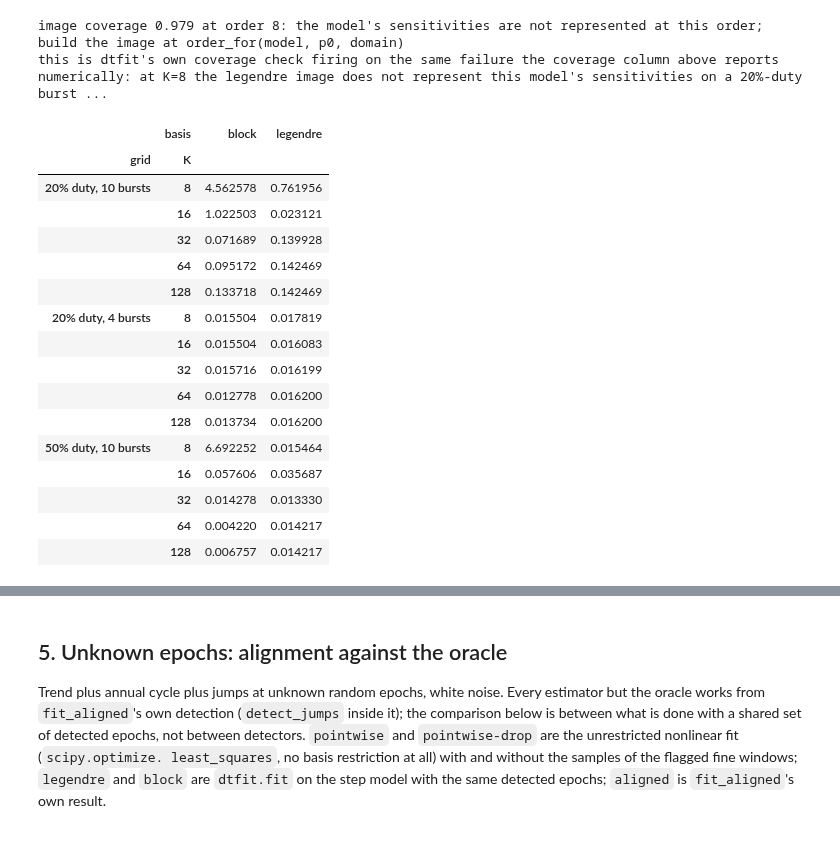
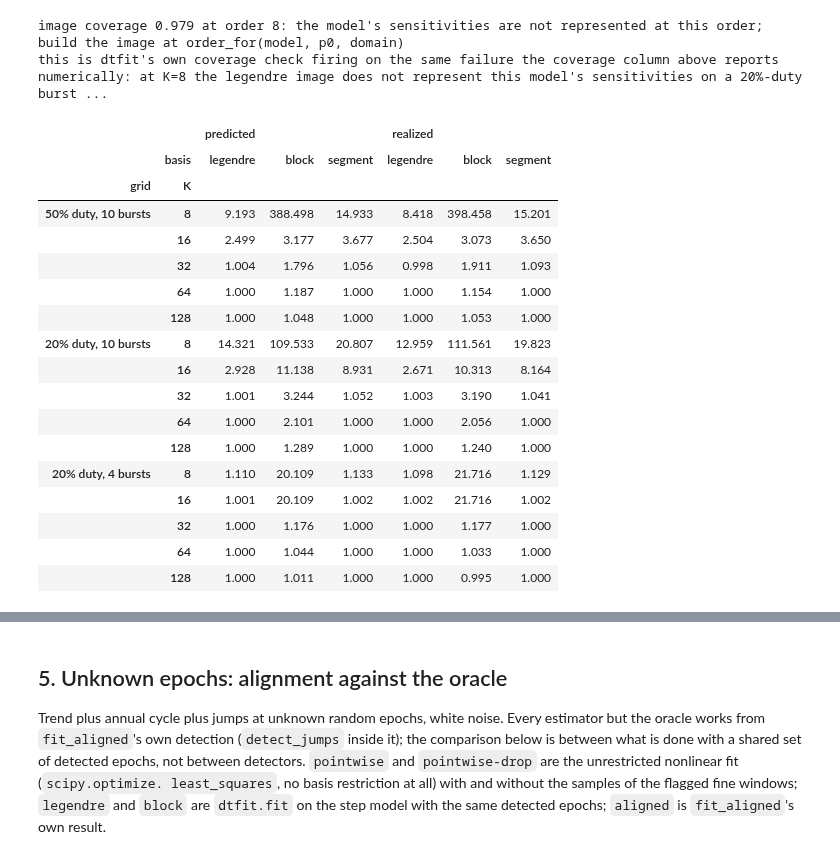
Before and after one commit to ringavirda/science-nonline, a Jupyter notebook: packages/dtfit-experimental/experiments/method/18a_block_basis_synthetic.ipynb, the cells around one changed output, grey strips where cells are left out. Drawn from its saved outputs; the diff is of its cells as text; code cells hidden in the pictures.

Commit message:
Notebook 18a measures gapped records over repeated draws against the pointwise fit.

```diff
--- a/packages/dtfit-experimental/experiments/method/18a_block_basis_synthetic.ipynb
+++ b/packages/dtfit-experimental/experiments/method/18a_block_basis_synthetic.ipynb
@@ -384,6 +393,7 @@ def model_gap(t, a, b, s1, c1):
 
 
 rows = []
+gap_eff = {}
 for label, x in GAP_GRIDS.items():
     J = np.stack([np.ones(x.size), x, np.sin(2 * np.pi * x), np.cos(2 * np.pi * x)], axis=1)
     y_gap = model_gap(x, *TRUTH_GAP)
@@ -394,6 +404,7 @@ for label, x in GAP_GRIDS.items():
         # basis, tested here for the first time against a gapped grid
         seg_gap = SegmentBasis.on([DOM[0], TAU_REGIME, DOM[1]], DOM, n_coef=k)
         eff_s = montecarlo.image_efficiency(J, x, basis=seg_gap)
+        gap_eff[label, k] = {"legendre": eff_l, "block": eff_b, "segment": eff_s}
         # coverage() reads the model's sensitivities and the image's basis
         # and order, not the data values, so a throwaway y is enough
         img_l = Image.of(Original(x, y_gap, domain=DOM), "legendre", k)
@@ -468,39 +479,61 @@ print("this is dtfit's own coverage check firing on the same failure the "
 image coverage 0.979 at order 8: the model's sensitivities are not represented at this order; build the image at order_for(model, p0, domain)
 this is dtfit's own coverage check firing on the same failure the coverage column above reports numerically: at K=8 the legendre image does not represent this model's sensitivities on a 20%-duty burst ...
 # %%
-rng_gap = np.random.default_rng(42)
+GAP_REPS = 20 if QUICK else 200
+GAP_SIGMA = 0.2
 rows = []
-for label, x in GAP_GRIDS.items():
-    y = model_gap(x, *TRUTH_GAP) + 0.2 * rng_gap.standard_normal(x.size)
-    orig = Original(x, y, domain=DOM)
-    for k in KS:
-        for basis in ("legendre", "block"):
+for gi, (label, x) in enumerate(GAP_GRIDS.items()):
+    J = np.stack([np.ones(x.size), x, np.sin(2 * np.pi * x), np.cos(2 * np.pi * x)], axis=1)
+    clean = J @ TRUTH_GAP
+    errors = {(k, basis): [] for k in KS for basis in ("legendre", "block", "segment")}
+    errors_pw = []
+    rng_gap = np.random.default_rng(4200 + gi)
+    for _ in range(GAP_REPS):
+        y = clean + GAP_SIGMA * rng_gap.standard_normal(x.size)
+        # the model is linear in its parameters: one lstsq is the pointwise fit
+        errors_pw.append(np.linalg.lstsq(J, y, rcond=None)[0] - TRUTH_GAP)
+        orig = Original(x, y, domain=DOM)
+        for k, basis in errors:
+            how = ({"basis": SegmentBasis.on([DOM[0], TAU_REGIME, DOM[1]], DOM, n_coef=k)}
+                   if basis == "segment" else {"basis": basis, "order": k})
             with warnings.catch_warnings():
                 # the coverage warning shown and explained above fires
                 # here at low K on every grid; suppressed to avoid
-                # printing the same explanation K times a grid
+                # printing the same explanation once per draw
                 warnings.simplefilter("ignore")
-                r = dtfit.fit(model_gap, orig, basis=basis, order=k,
-                              param_names=NAMES_GAP, p0=[0, 0, 0, 0])
-            err = float(np.max(np.abs(np.asarray(r.coeffs) - TRUTH_GAP)))
-            rows.append({"grid": label, "K": k, "basis": basis, "max_abs_error": err})
+                r = dtfit.fit(model_gap, orig, param_names=NAMES_GAP, p0=[0, 0, 0, 0], **how)
+            errors[k, basis].append(np.asarray(r.coeffs) - TRUTH_GAP)
+    rmse_pw = np.sqrt(np.mean(np.square(errors_pw), axis=0))
+    for (k, basis), e in errors.items():
+        rmse = np.sqrt(np.mean(np.square(e), axis=0))
+        eff = gap_eff[label, k][basis]
+        for j, name in enumerate(NAMES_GAP):
+            rows.append({"grid": label, "K": k, "basis": basis, "param": name,
+                         "cond": eff.cond, "efficiency": eff.ratio[j],
+                         "predicted": 1 / np.sqrt(eff.ratio[j]),
+                         "rmse_pointwise": rmse_pw[j], "realized": rmse[j] / rmse_pw[j]})
 gapped_realized = pd.DataFrame(rows)
-gapped_realized.pivot_table(index=["grid", "K"], columns="basis", values="max_abs_error")
+# one row a cell: the parameter the exact efficiency names the worst
+worst_gap = gapped_realized.loc[
+    gapped_realized.groupby(["grid", "K", "basis"], sort=False).efficiency.idxmin()]
+worst_gap.pivot_table(index=["grid", "K"], columns="basis",
+                      values=["predicted", "realized"], sort=False).round(3)
 # %% [output]
-|  | basis | block | legendre |
-| grid | K |  |  |
-| 20% duty, 10 bursts | 8 | 4.562578 | 0.761956 |
-|  | 16 | 1.022503 | 0.023121 |
-|  | 32 | 0.071689 | 0.139928 |
-|  | 64 | 0.095172 | 0.142469 |
-|  | 128 | 0.133718 | 0.142469 |
-| 20% duty, 4 bursts | 8 | 0.015504 | 0.017819 |
-|  | 16 | 0.015504 | 0.016083 |
-|  | 32 | 0.015716 | 0.016199 |
-|  | 64 | 0.012778 | 0.016200 |
-|  | 128 | 0.013734 | 0.016200 |
-| 50% duty, 10 bursts | 8 | 6.692252 | 0.015464 |
-|  | 16 | 0.057606 | 0.035687 |
-|  | 32 | 0.014278 | 0.013330 |
-|  | 64 | 0.004220 | 0.014217 |
-|  | 128 | 0.006757 | 0.014217 |
+|  |  | predicted |  |  | realized |  |  |
+|  | basis | legendre | block | segment | legendre | block | segment |
+| grid | K |  |  |  |  |  |  |
+| 50% duty, 10 bursts | 8 | 9.193 | 388.498 | 14.933 | 8.418 | 398.458 | 15.201 |
+|  | 16 | 2.499 | 3.177 | 3.677 | 2.504 | 3.073 | 3.650 |
+|  | 32 | 1.004 | 1.796 | 1.056 | 0.998 | 1.911 | 1.093 |
+|  | 64 | 1.000 | 1.187 | 1.000 | 1.000 | 1.154 | 1.000 |
+|  | 128 | 1.000 | 1.048 | 1.000 | 1.000 | 1.053 | 1.000 |
+| 20% duty, 10 bursts | 8 | 14.321 | 109.533 | 20.807 | 12.959 | 111.561 | 19.823 |
+|  | 16 | 2.928 | 11.138 | 8.931 | 2.671 | 10.313 | 8.164 |
+|  | 32 | 1.001 | 3.244 | 1.052 | 1.003 | 3.190 | 1.041 |
+|  | 64 | 1.000 | 2.101 | 1.000 | 1.000 | 2.056 | 1.000 |
+|  | 128 | 1.000 | 1.289 | 1.000 | 1.000 | 1.240 | 1.000 |
+| 20% duty, 4 bursts | 8 | 1.110 | 20.109 | 1.133 | 1.098 | 21.716 | 1.129 |
+|  | 16 | 1.001 | 20.109 | 1.002 | 1.002 | 21.716 | 1.002 |
+|  | 32 | 1.000 | 1.176 | 1.000 | 1.000 | 1.177 | 1.000 |
+|  | 64 | 1.000 | 1.044 | 1.000 | 1.000 | 1.033 | 1.000 |
+|  | 128 | 1.000 | 1.011 | 1.000 | 1.000 | 0.995 | 1.000 |
```
Also changed, not shown: parts of 10 cells of this notebook, 2 other files.
